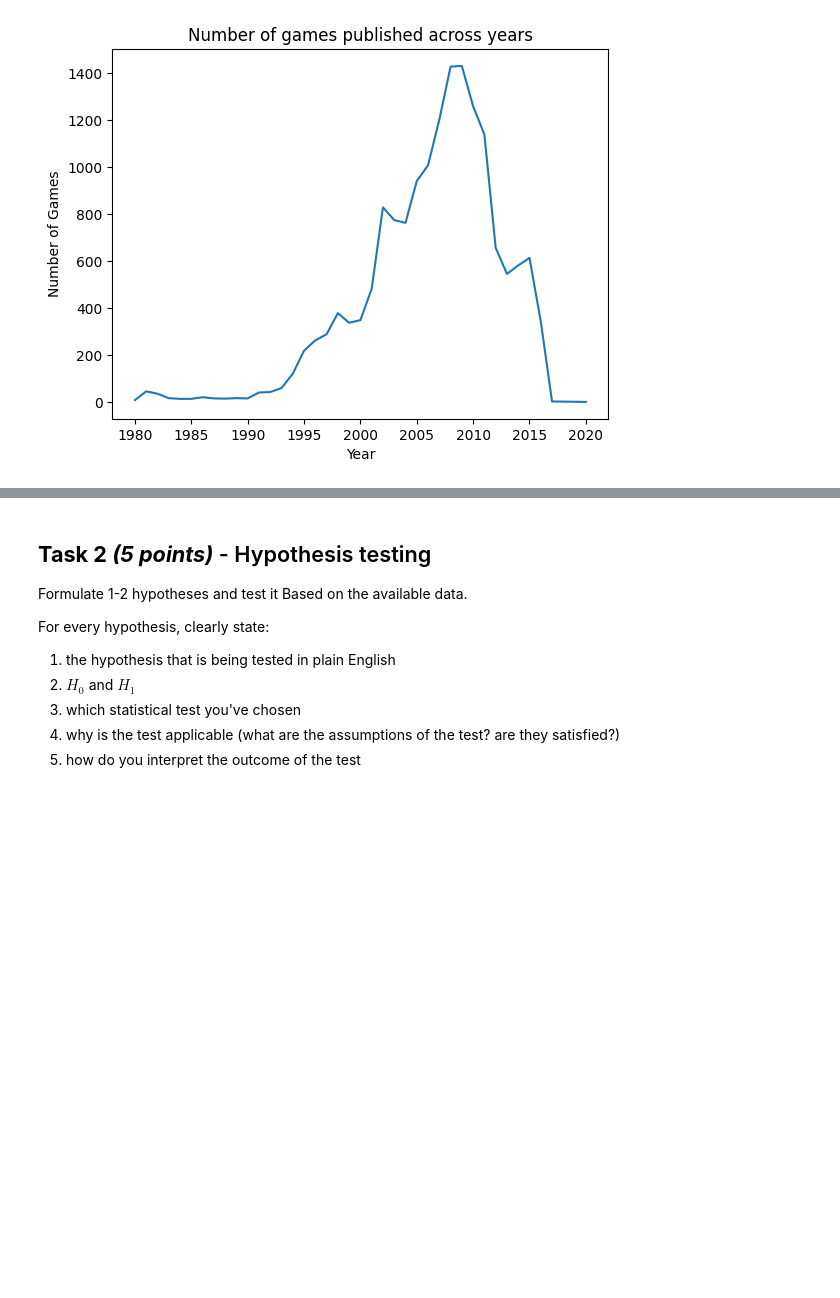
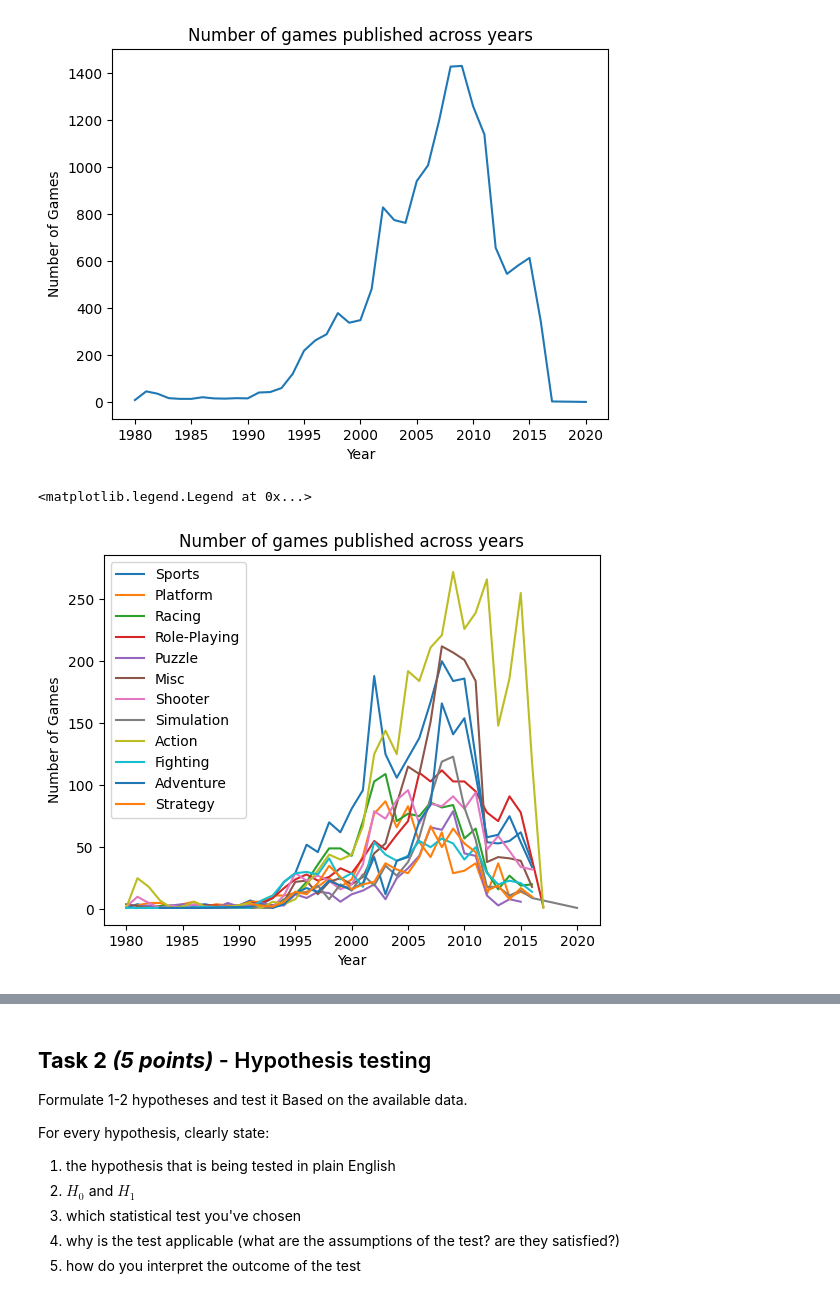
Before and after one commit to fortune-max/M5-probability-and-statistics, a Jupyter notebook: probability_and_statitsics_2024_real_world_dataset.ipynb, the cells around one changed output, grey strips where cells are left out. Saved outputs shown, nothing was run; the diff lists cells and outputs as text; code cells hidden in the pictures; blank space fills up the shorter version.

```diff
--- a/probability_and_statitsics_2024_real_world_dataset.ipynb
+++ b/probability_and_statitsics_2024_real_world_dataset.ipynb
@@ -77,3 +79,15 @@ data['Year'].value_counts().sort_index().plot()
 # %% [output]
 <Axes: title={'center': 'Number of games published across years'}, xlabel='Year', ylabel='Number of Games'>
 [figure]
+# %%
+# plots of the genres across the years
+genres = data.Genre.unique()
+plt.title('Number of games published across years')
+plt.xlabel('Year')
+plt.ylabel('Number of Games')
+for genre in genres:
+    data[data.Genre == genre].Year.value_counts().sort_index().plot(label=genre)
+plt.legend()
+# %% [output]
+<matplotlib.legend.Legend at 0x...>
+[figure, added]
```
Also changed, not shown: parts of 11 cells of this notebook, 1 other file.
